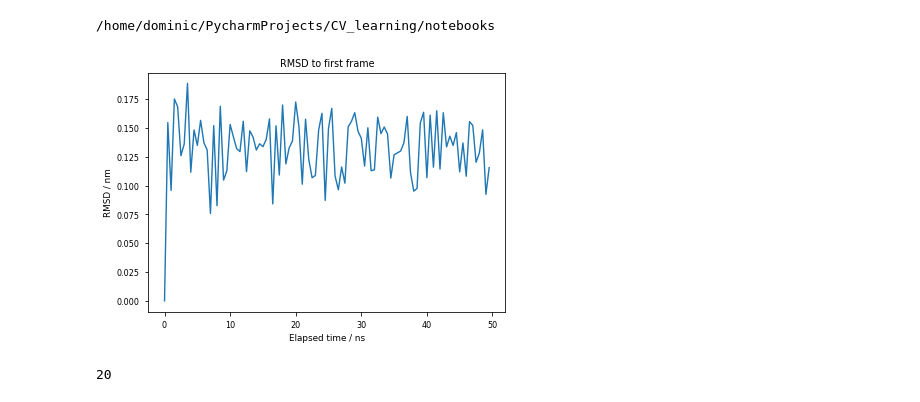
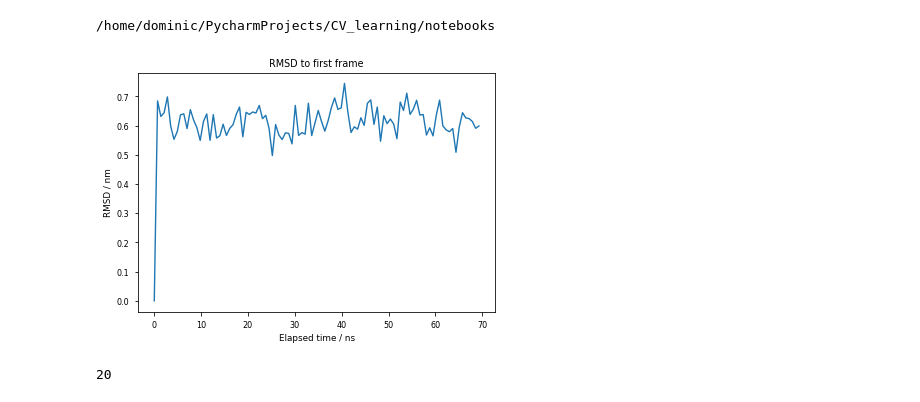
Before and after one commit to dominicp6/CV_learning, a Jupyter notebook: notebooks/rough_work.ipynb, the cells around one changed output. Saved outputs shown, nothing was run; the diff lists cells and outputs as text; code cells hidden in the pictures.

```diff
--- a/notebooks/rough_work.ipynb
+++ b/notebooks/rough_work.ipynb
@@ -1,29 +1,29 @@
 # %%
 import sys
 sys.path.append('..')
 import os
 import mdtraj as md
 import matplotlib.pyplot as plt
 import numpy as np
 from utils.plotting_functions import init_plot, init_subplot, save_fig
 
 # load trajectory and remove solvent
-traj = md.load_dcd('../exp/outputs/alanine_dipeptide/50ns_NPT_800K_alanine/trajectory.dcd', top='../exp/outputs/alanine_dipeptide/50ns_NPT_800K_alanine/top.pdb', stride=50)
+traj = md.load_dcd('../exp/outputs/chignolin/70ns_NPT_800K_chignolin/trajectory_processed.dcd', top='../exp/outputs/chignolin/70ns_NPT_800K_chignolin/trajectory_processed.pdb', stride=70)
 traj = traj.atom_slice(traj.top.select('protein or resname ZNB'))
 
 # calculate RMSD to first frame and plot figure
 rmsd = md.rmsd(traj, traj)
 #
 plt.figure()
-plt.plot(np.arange(0, 50, 50/100), rmsd)
+plt.plot(np.arange(0, 70, 70/100), rmsd)
 plt.title('RMSD to first frame')
 plt.xlabel('Elapsed time / ns')
 plt.ylabel('RMSD / nm')
 print(os.getcwd())
 #plt.savefig('rmsd.png', dpi=300)
 plt.show()
 plt.close()
 # %% [output]
 /home/dominic/PycharmProjects/CV_learning/notebooks
-[figure, old version]
+[figure, new version]
 # %%
```
Also changed, not shown: parts of 2 cells of this notebook, 8 other files.
